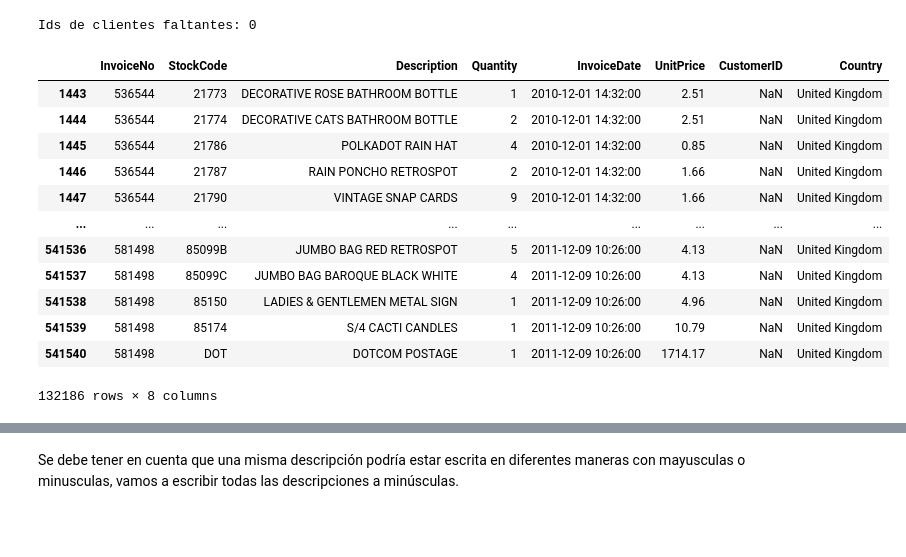
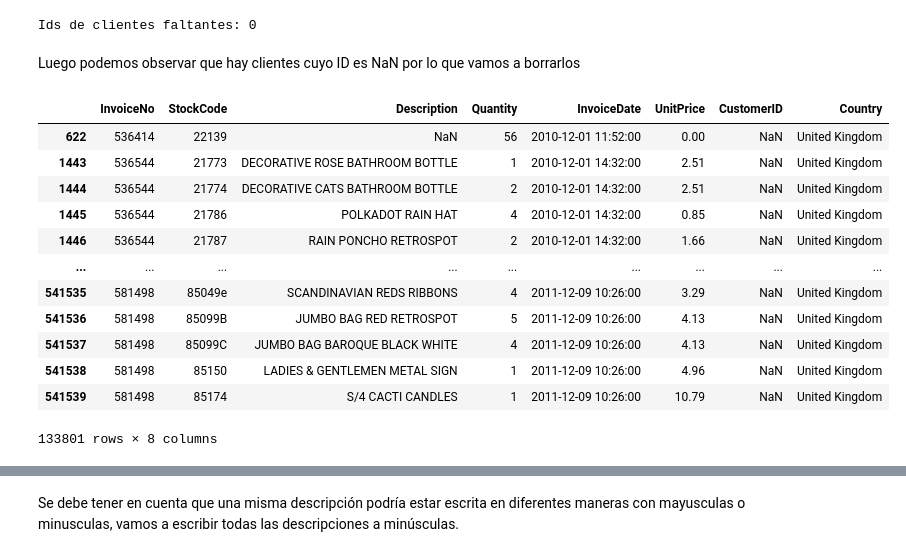
Before and after one commit to alvarotoledo01/Parcial2_OnlineRetail, a Jupyter notebook: notebook.ipynb, the cells around one changed output, grey strips where cells are left out. Saved outputs shown, nothing was run; the diff lists cells and outputs as text; code cells hidden in the pictures; blank space fills up the shorter version.

```diff
--- a/notebook.ipynb
+++ b/notebook.ipynb
@@ -147,0 +228,12 @@ Porcentaje de transacciones con precio negativo o cero: 0.46 %
+# %%
+cleaned_df = df.copy()
+# %%
+cleaned_df["InvoiceNo"] = cleaned_df["InvoiceNo"].astype("str")
+
+mask = (
+    cleaned_df["InvoiceNo"].str.match("^\\d{6}$") == True
+)
+
+cleaned_df = cleaned_df[mask]
+
+cleaned_df
@@ -147,0 +254,12 @@ Porcentaje de transacciones con precio negativo o cero: 0.46 %
+# %%
+cleaned_df["StockCode"] = cleaned_df["StockCode"].astype("str")
+
+mask = (
+    (cleaned_df["StockCode"].str.match("^\\d{5}$") == True)
+    | (cleaned_df["StockCode"].str.match("^\\d{5}[a-zA-Z]+$") == True)
+    | (cleaned_df["StockCode"].str.match("^PADS$") == True)
+)
+
+cleaned_df = cleaned_df[mask]
+
+cleaned_df
@@ -174,8 +322,8 @@ print("Numero de transacciones duplicadas:", len(data[data.duplicated()]))
 # %% [output]
 Numero de transacciones duplicadas: 5226
 # %%
-data.drop_duplicates(inplace = True)
-print("Numero de transacciones duplicadas:", len(data[data.duplicated()]))
+cleaned_df.drop_duplicates(inplace = True)
+print("Numero de transacciones duplicadas:", len(cleaned_df[cleaned_df.duplicated()]))
 # %% [output]
 Numero de transacciones duplicadas: 0
 # %% [markdown]
@@ -185,19 +333,21 @@ print("Ids de clientes faltantes:", data[data['CustomerID'].isnull()]['CustomerI
 # %% [output]
 Ids de clientes faltantes: 0
+# %% [markdown]
+Luego podemos observar que hay clientes cuyo ID es NaN por lo que vamos a borrarlos
 # %%
-data[data['CustomerID'].isna()]
+cleaned_df[cleaned_df['CustomerID'].isna()]
 # %% [output]
 |  | InvoiceNo | StockCode | Description | Quantity | InvoiceDate | UnitPrice | CustomerID | Country |
+| 622 | 536414 | 22139 | NaN | 56 | 2010-12-01 11:52:00 | 0.00 | NaN | United Kingdom |
 | 1443 | 536544 | 21773 | DECORATIVE ROSE BATHROOM BOTTLE | 1 | 2010-12-01 14:32:00 | 2.51 | NaN | United Kingdom |
 | 1444 | 536544 | 21774 | DECORATIVE CATS BATHROOM BOTTLE | 2 | 2010-12-01 14:32:00 | 2.51 | NaN | United Kingdom |
 | 1445 | 536544 | 21786 | POLKADOT RAIN HAT | 4 | 2010-12-01 14:32:00 | 0.85 | NaN | United Kingdom |
 | 1446 | 536544 | 21787 | RAIN PONCHO RETROSPOT | 2 | 2010-12-01 14:32:00 | 1.66 | NaN | United Kingdom |
-| 1447 | 536544 | 21790 | VINTAGE SNAP CARDS | 9 | 2010-12-01 14:32:00 | 1.66 | NaN | United Kingdom |
 | ... | ... | ... | ... | ... | ... | ... | ... | ... |
+| 541535 | 581498 | 85049e | SCANDINAVIAN REDS RIBBONS | 4 | 2011-12-09 10:26:00 | 3.29 | NaN | United Kingdom |
 | 541536 | 581498 | 85099B | JUMBO BAG RED RETROSPOT | 5 | 2011-12-09 10:26:00 | 4.13 | NaN | United Kingdom |
 | 541537 | 581498 | 85099C | JUMBO BAG BAROQUE BLACK WHITE | 4 | 2011-12-09 10:26:00 | 4.13 | NaN | United Kingdom |
 | 541538 | 581498 | 85150 | LADIES & GENTLEMEN METAL SIGN | 1 | 2011-12-09 10:26:00 | 4.96 | NaN | United Kingdom |
 | 541539 | 581498 | 85174 | S/4 CACTI CANDLES | 1 | 2011-12-09 10:26:00 | 10.79 | NaN | United Kingdom |
-| 541540 | 581498 | DOT | DOTCOM POSTAGE | 1 | 2011-12-09 10:26:00 | 1714.17 | NaN | United Kingdom |
-132186 rows × 8 columns
+133801 rows × 8 columns
 # %%
```
Also changed, not shown: parts of 53 cells of this notebook.
